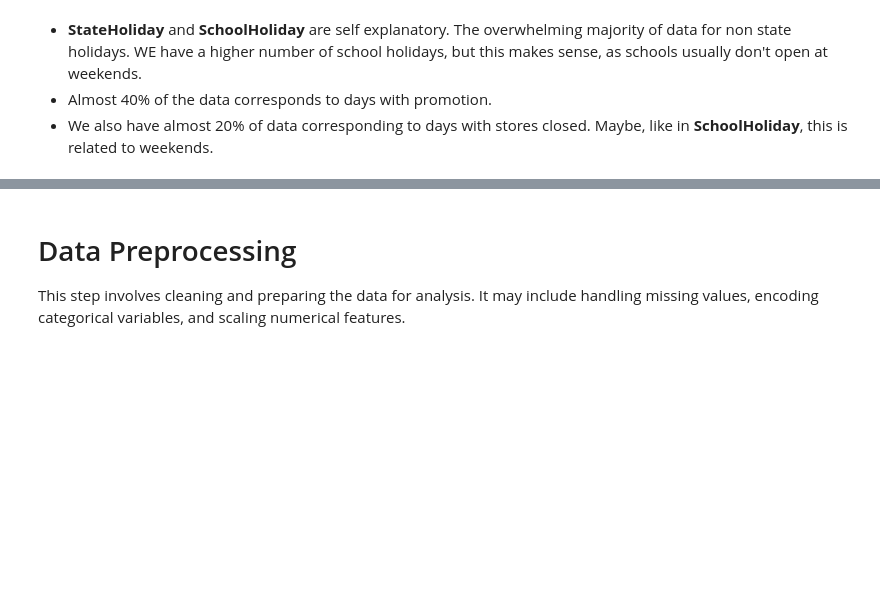
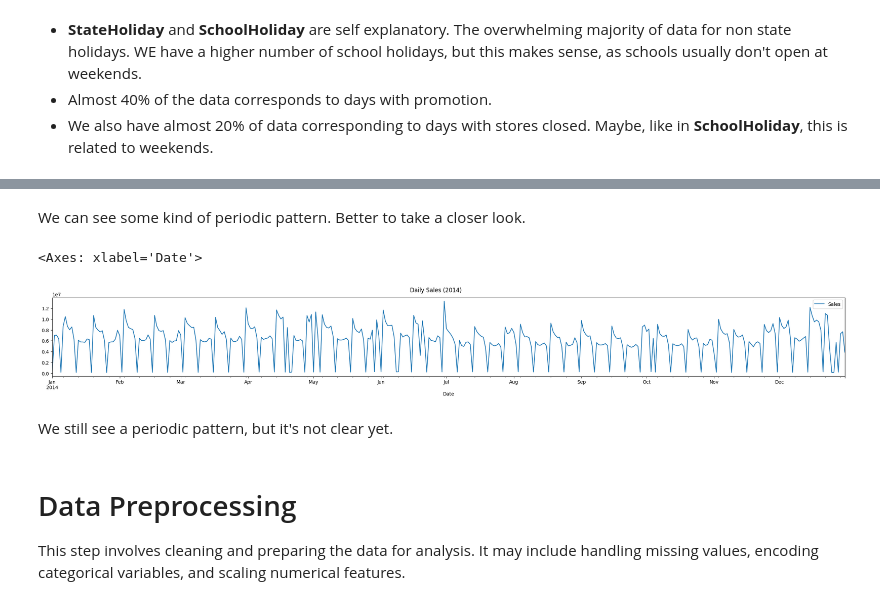
Before and after one commit to TheCamilovisk/RossmannSalesForecasting, a Jupyter notebook: Rossmann_Sales_Forecasting.ipynb, the cells around one changed output, grey strips where cells are left out. Cells and saved outputs as stored; diff of their text form; code cells hidden in the pictures; blank space fills up the shorter version.

```diff
--- a/Rossmann_Sales_Forecasting.ipynb
+++ b/Rossmann_Sales_Forecasting.ipynb
@@ -310,3 +365,18 @@ for col in sales_category_fields:
+# %% [markdown]
+We can see some kind of periodic pattern. Better to take a closer look.
+# %%
+total_2014_sales_opened_df = total_sales_opened_df[
+    (total_sales_opened_df.index >= "2014-01-01") & (total_sales_opened_df.index < "2015-01-01")
+]
+
+fig, ax = plt.subplots(figsize=(30, 3))
+fig.suptitle("Daily Sales (2014)")
+total_2014_sales_opened_df.plot(kind="line", ax=ax)
+# %% [output]
+<Axes: xlabel='Date'>
+[figure, added]
+# %% [markdown]
+We still see a periodic pattern, but it's not clear yet.
 # %% [markdown]
 # Data Preprocessing
 
```
Also changed, not shown: parts of 10 cells of this notebook.
